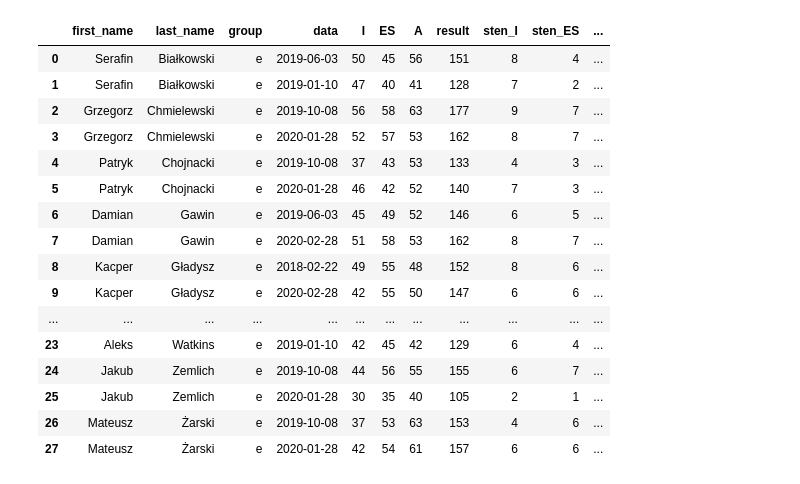
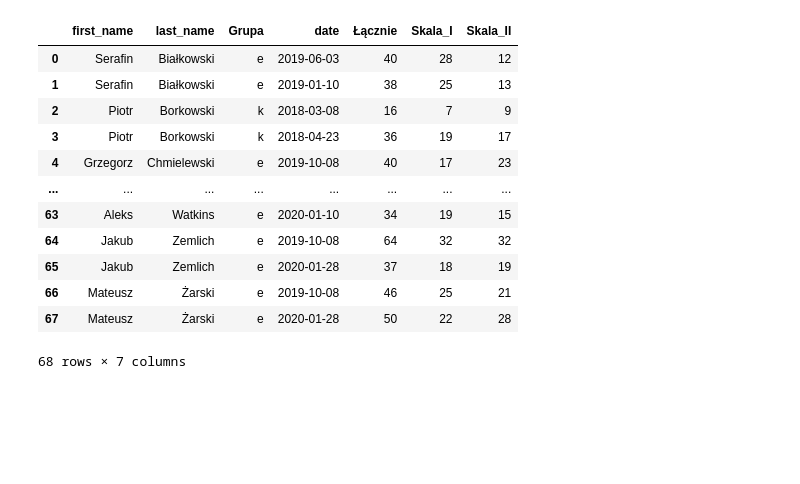
Before and after one commit to brybinski/psychTests, a Jupyter notebook: KNS.ipynb, the cells around one changed output. Cells and saved outputs as stored; diff of their text form; code cells hidden in the pictures; blank space fills up the shorter version.

```diff
--- a/KNS.ipynb
+++ b/KNS.ipynb
@@ -30,30 +11,20 @@ kks
-# %%
-toDrop = []
-for i, row in kks.iterrows():
-    if row['last_name'] in ['Kazimierczuk', 'Kędzierski', 'Kochniak']:
-       toDrop.append(i)
-
-
-kks.drop(labels=toDrop)
-kks
-# %% [output]
-|  | first_name | last_name | group | data | I | ES | A | result | sten_I | sten_ES | ... |
-| 0 | Serafin | Białkowski | e | 2019-06-03 | 50 | 45 | 56 | 151 | 8 | 4 | ... |
-| 1 | Serafin | Białkowski | e | 2019-01-10 | 47 | 40 | 41 | 128 | 7 | 2 | ... |
-| 2 | Grzegorz | Chmielewski | e | 2019-10-08 | 56 | 58 | 63 | 177 | 9 | 7 | ... |
-| 3 | Grzegorz | Chmielewski | e | 2020-01-28 | 52 | 57 | 53 | 162 | 8 | 7 | ... |
-| 4 | Patryk | Chojnacki | e | 2019-10-08 | 37 | 43 | 53 | 133 | 4 | 3 | ... |
-| 5 | Patryk | Chojnacki | e | 2020-01-28 | 46 | 42 | 52 | 140 | 7 | 3 | ... |
-| 6 | Damian | Gawin | e | 2019-06-03 | 45 | 49 | 52 | 146 | 6 | 5 | ... |
-| 7 | Damian | Gawin | e | 2020-02-28 | 51 | 58 | 53 | 162 | 8 | 7 | ... |
-| 8 | Kacper | Gładysz | e | 2018-02-22 | 49 | 55 | 48 | 152 | 8 | 6 | ... |
-| 9 | Kacper | Gładysz | e | 2020-02-28 | 42 | 55 | 50 | 147 | 6 | 6 | ... |
-| ... | ... | ... | ... | ... | ... | ... | ... | ... | ... | ... | ... |
-| 23 | Aleks | Watkins | e | 2019-01-10 | 42 | 45 | 42 | 129 | 6 | 4 | ... |
-| 24 | Jakub | Zemlich | e | 2019-10-08 | 44 | 56 | 55 | 155 | 6 | 7 | ... |
-| 25 | Jakub | Zemlich | e | 2020-01-28 | 30 | 35 | 40 | 105 | 2 | 1 | ... |
-| 26 | Mateusz | Żarski | e | 2019-10-08 | 37 | 53 | 63 | 153 | 4 | 6 | ... |
-| 27 | Mateusz | Żarski | e | 2020-01-28 | 42 | 54 | 61 | 157 | 6 | 6 | ... |
+# %%
+KNS.sort_values('last_name')
+KNS
+# %% [output]
+|  | first_name | last_name | Grupa | date | Łącznie | Skala_I | Skala_II |
+| 0 | Serafin | Białkowski | e | 2019-06-03 | 40 | 28 | 12 |
+| 1 | Serafin | Białkowski | e | 2019-01-10 | 38 | 25 | 13 |
+| 2 | Piotr | Borkowski | k | 2018-03-08 | 16 | 7 | 9 |
+| 3 | Piotr | Borkowski | k | 2018-04-23 | 36 | 19 | 17 |
+| 4 | Grzegorz | Chmielewski | e | 2019-10-08 | 40 | 17 | 23 |
+| ... | ... | ... | ... | ... | ... | ... | ... |
+| 63 | Aleks | Watkins | e | 2020-01-10 | 34 | 19 | 15 |
+| 64 | Jakub | Zemlich | e | 2019-10-08 | 64 | 32 | 32 |
+| 65 | Jakub | Zemlich | e | 2020-01-28 | 37 | 18 | 19 |
+| 66 | Mateusz | Żarski | e | 2019-10-08 | 46 | 25 | 21 |
+| 67 | Mateusz | Żarski | e | 2020-01-28 | 50 | 22 | 28 |
+68 rows × 7 columns
 # %%
 
 lst1 = []
```
Also changed, not shown: parts of 16 cells of this notebook, 2 other files.
